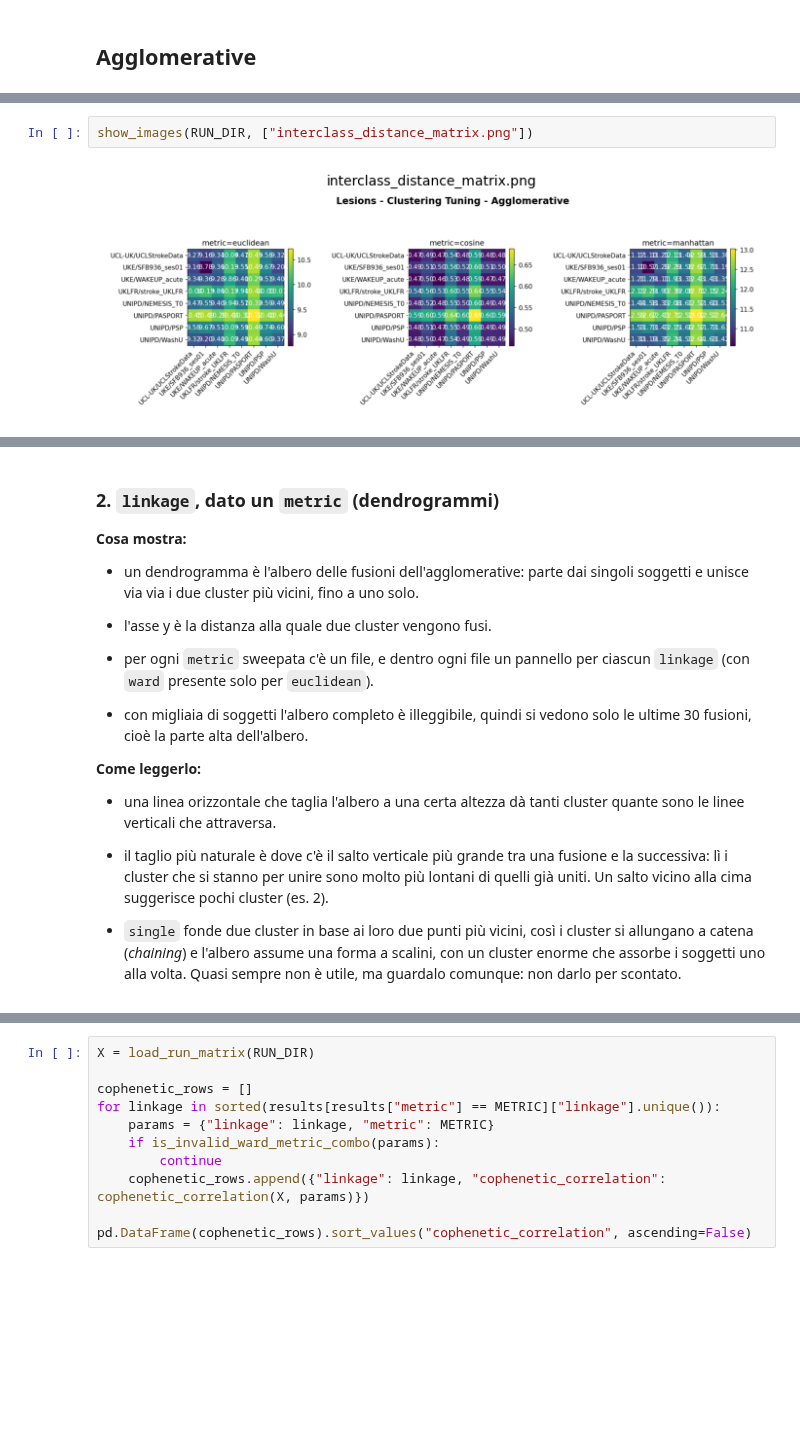
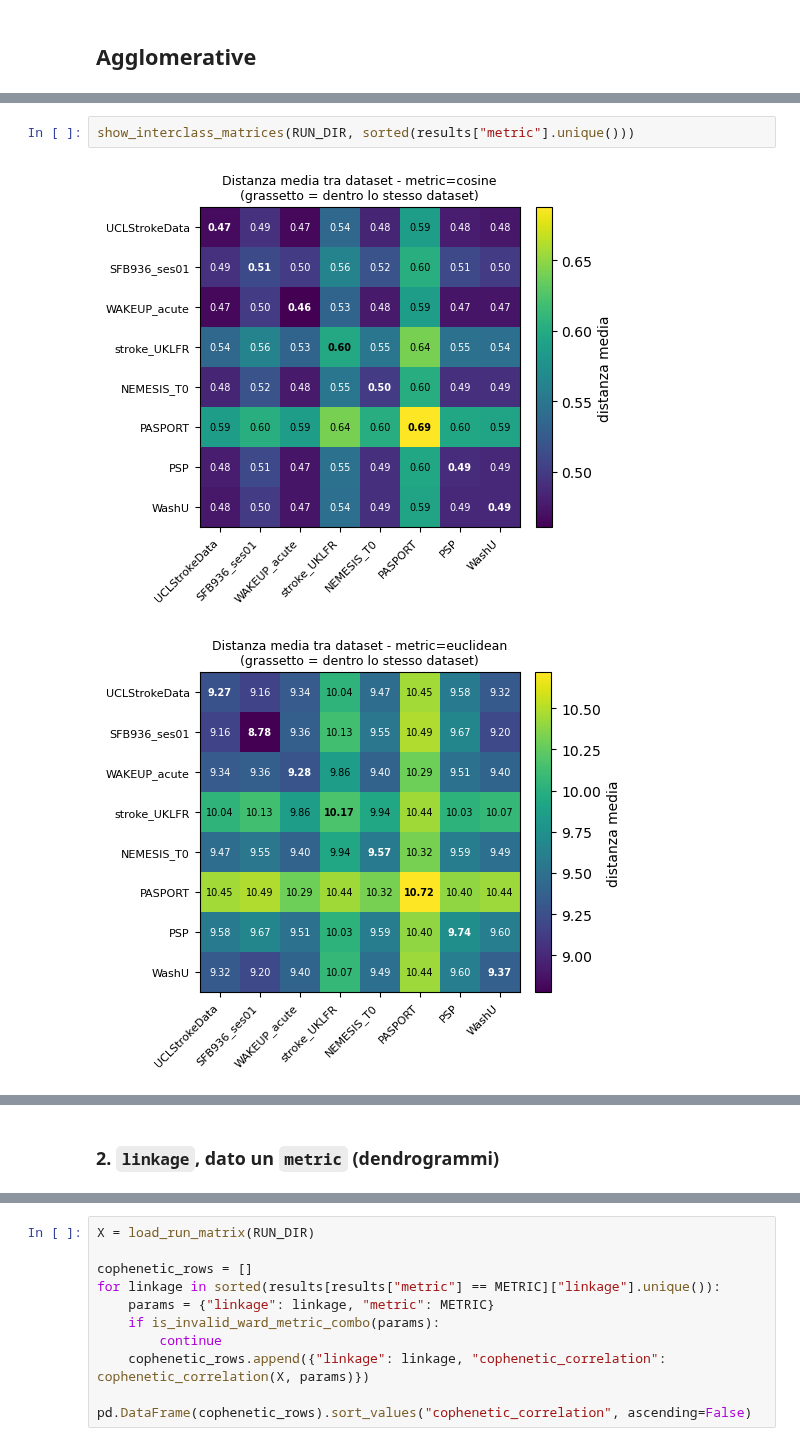
Before and after one commit to EmmaTosato/NEMESIS_fs, a Jupyter notebook: notebooks/post-results_analysis/clustering_tuning_explorer.ipynb, the cells around one changed output, grey strips where cells are left out. Drawn from its saved outputs; the diff is of its cells as text; blank space fills up the shorter version.

Commit message:
Update clustering tuning explorer notebook
Co-Authored-By: Claude Sonnet 5.5 <noreply@anthropic.com>

```diff
--- a/notebooks/post-results_analysis/clustering_tuning_explorer.ipynb
+++ b/notebooks/post-results_analysis/clustering_tuning_explorer.ipynb
@@ -170,4 +409,5 @@ Su un embedding UMAP 2D, euclidean è la scelta naturale
 # %%
-show_images(RUN_DIR, ["interclass_distance_matrix.png"])
+show_interclass_matrices(RUN_DIR, sorted(results["metric"].unique()))
 # %% [output]
-[figure, old version]
+[figure, new version]
+[figure, added]
@@ -174,21 +415,2 @@ show_images(RUN_DIR, ["interclass_distance_matrix.png"])
 # %% [markdown]
 ### 2. `linkage`, dato un `metric` (dendrogrammi)
-
-**Cosa mostra:**
-- un dendrogramma è l'albero delle fusioni dell'agglomerative: parte dai singoli soggetti e unisce via via i due cluster più vicini, fino a uno solo.
-
-- l'asse y è la distanza alla quale due cluster vengono fusi.
-
-- per ogni `metric` sweepata c'è un file, e dentro ogni file un pannello per ciascun `linkage` (con `ward` presente solo per `euclidean`).
-
-- con migliaia di soggetti l'albero completo è illeggibile, quindi si vedono solo le ultime 30 fusioni, cioè la parte alta dell'albero.
-
-</br>
-
-**Come leggerlo:**
-
-- una linea orizzontale che taglia l'albero a una certa altezza dà tanti cluster quante sono le linee verticali che attraversa.
-
-- il taglio più naturale è dove c'è il salto verticale più grande tra una fusione e la successiva: lì i cluster che si stanno per unire sono molto più lontani di quelli già uniti. Un salto vicino alla cima suggerisce pochi cluster (es. 2).
-
-- `single` fonde due cluster in base ai loro due punti più vicini, così i cluster si allungano a catena (*chaining*) e l'albero assume una forma a scalini, con un cluster enorme che assorbe i soggetti uno alla volta. Quasi sempre non è utile, ma guardalo comunque: non darlo per scontato.
```
Also changed, not shown: parts of 44 cells of this notebook.
